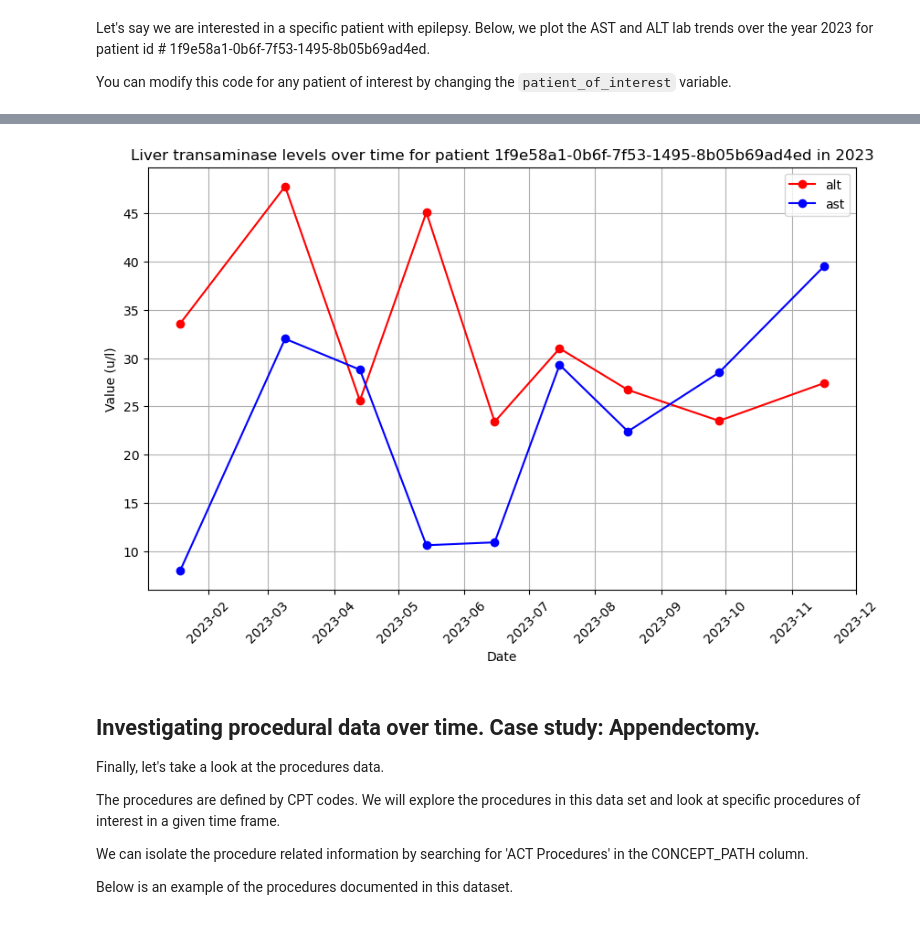
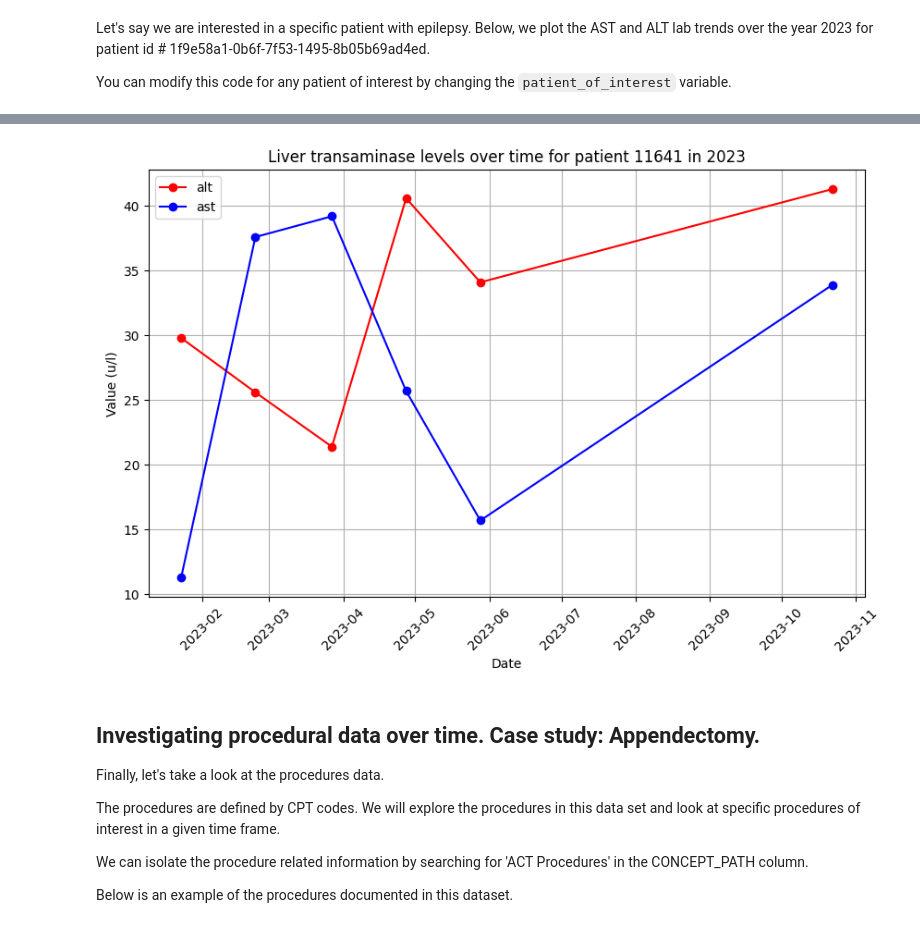
Before and after one commit to hms-dbmi/Access-to-Data-and-Compute-using-Service-Workbench, a Jupyter notebook: Investigating EHR data from PIC-SURE - python.ipynb, the cells around one changed output, grey strips where cells are left out. Cells and saved outputs as stored; diff of their text form; code cells hidden in the pictures.

Commit message:
Changes made to accomodate changes to dataset (unix timestamps, numeric patient identifiers)

```diff
--- a/Investigating EHR data from PIC-SURE - python.ipynb
+++ b/Investigating EHR data from PIC-SURE - python.ipynb
@@ -59,5 +57,8 @@ You'll see 5 columns:
 - NVAL_NUM: The numerical value of the clinical variable, if applicable
 - TIMESTAMP: The date and time associated to a given observation (row)
 # %%
-data.head()
+# The timestamp is in unix format. Convert to datetime
+data['TIMESTAMP'] = pd.to_datetime(data['TIMESTAMP'], unit='s')
+
+data.tail()#
 # %% [output]
@@ -529,8 +530,8 @@ We will also only focus on lab results from 2023.
 # %%
 #filtering the original dataset to include only AST and ALT test results from the year 2023 and cleaning duplicates:
 alt_ast = lab_test_results[lab_test_results['CONCEPT_PATH'].str.contains('ALT|AST')]
-alt_ast = alt_ast[alt_ast['TIMESTAMP'] >= pd.Timestamp('2023-01-01', tz='UTC')]
-alt_ast = alt_ast[alt_ast['TIMESTAMP'] <= pd.Timestamp('2023-12-31', tz='UTC')]
+alt_ast = alt_ast[alt_ast['TIMESTAMP'] >= pd.to_datetime('2023-01-01')]
+alt_ast = alt_ast[alt_ast['TIMESTAMP'] <= pd.to_datetime('2023-12-31')]
 
 
 
@@ -580,10 +581,11 @@ Below, we plot the AST and ALT lab trends over the year 2023 for patient id # 1f
 
 You can modify this code for any patient of interest by changing the `patient_of_interest` variable.
 # %%
-patient_of_interest = "1f9e58a1-0b6f-7f53-1495-8b05b69ad4ed"
+patient_of_interest = 11641
 
 #filtering for the specific patient's AST and ALT levels over time using the 2023 alt/ast dataframe we previously created:
 single_patient_data = alt_ast[alt_ast['PATIENT_NUM'] == patient_of_interest]
+print(single_patient_data)
 
 # Pivot the data so that each lab test becomes a separate column
 patient_data_pivot = single_patient_data.pivot(index='TIMESTAMP', columns='lab_test', values='value')
@@ -603,4 +618,4 @@ plt.show()
-[figure, old version]
+[figure, new version]
 # %% [markdown]
 ## Investigating procedural data over time. Case study: Appendectomy.
 
```
Also changed, not shown: parts of 15 cells of this notebook.
